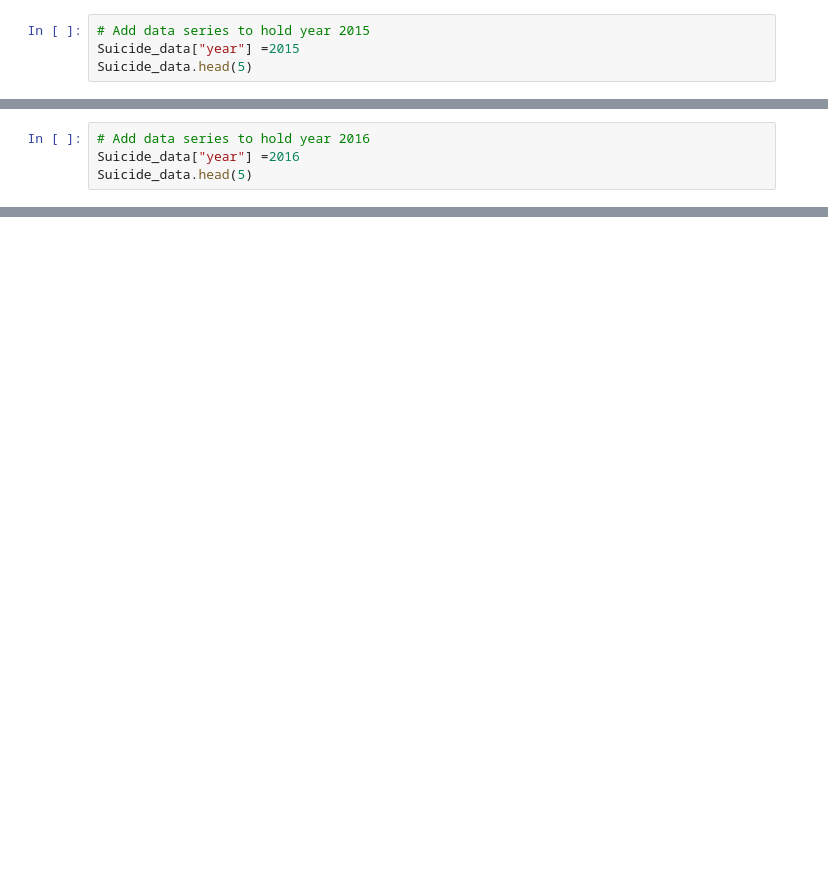
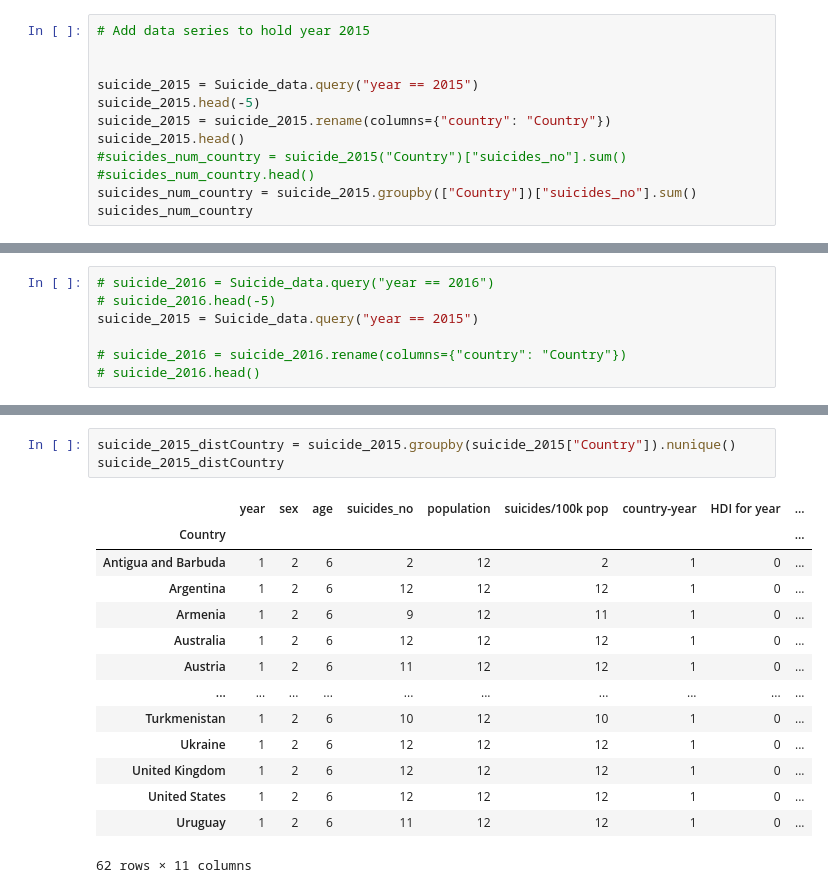
Before and after one commit to rashmirekha27/Team_suicide_squad, a Jupyter notebook: Team_suicide.ipynb, the cells around one changed output, grey strips where cells are left out. Drawn from its saved outputs; the diff is of its cells as text; blank space fills up the shorter version.

```diff
--- a/Team_suicide.ipynb
+++ b/Team_suicide.ipynb
@@ -19,5 +49,13 @@ Suicide_data.head(5)
 # %%
 # Add data series to hold year 2015
-Suicide_data["year"] =2015
-Suicide_data.head(5)
+
+
+suicide_2015 = Suicide_data.query("year == 2015")
+suicide_2015.head(-5)
+suicide_2015 = suicide_2015.rename(columns={"country": "Country"})
+suicide_2015.head()
+#suicides_num_country = suicide_2015("Country")["suicides_no"].sum()
+#suicides_num_country.head()
+suicides_num_country = suicide_2015.groupby(["Country"])["suicides_no"].sum()
+suicides_num_country
 # %% [output]
@@ -30,4 +74,0 @@ Suicide_data.head(5)
-# %%
-# Add data series to hold year 2016
-Suicide_data["year"] =2016
-Suicide_data.head(5)
@@ -40,0 +122,7 @@ Suicide_data.head(5)
+# %%
+# suicide_2016 = Suicide_data.query("year == 2016")
+# suicide_2016.head(-5)
+suicide_2015 = Suicide_data.query("year == 2015")
+
+# suicide_2016 = suicide_2016.rename(columns={"country": "Country"})
+# suicide_2016.head()
@@ -40,0 +136,18 @@ Suicide_data.head(5)
+# %%
+suicide_2015_distCountry = suicide_2015.groupby(suicide_2015["Country"]).nunique()
+suicide_2015_distCountry
+# %% [output]
+|  | year | sex | age | suicides_no | population | suicides/100k pop | country-year | HDI for year | ... |
+| Country |  |  |  |  |  |  |  |  | ... |
+| Antigua and Barbuda | 1 | 2 | 6 | 2 | 12 | 2 | 1 | 0 | ... |
+| Argentina | 1 | 2 | 6 | 12 | 12 | 12 | 1 | 0 | ... |
+| Armenia | 1 | 2 | 6 | 9 | 12 | 11 | 1 | 0 | ... |
+| Australia | 1 | 2 | 6 | 12 | 12 | 12 | 1 | 0 | ... |
+| Austria | 1 | 2 | 6 | 11 | 12 | 12 | 1 | 0 | ... |
+| ... | ... | ... | ... | ... | ... | ... | ... | ... | ... |
+| Turkmenistan | 1 | 2 | 6 | 10 | 12 | 10 | 1 | 0 | ... |
+| Ukraine | 1 | 2 | 6 | 12 | 12 | 12 | 1 | 0 | ... |
+| United Kingdom | 1 | 2 | 6 | 12 | 12 | 12 | 1 | 0 | ... |
+| United States | 1 | 2 | 6 | 12 | 12 | 12 | 1 | 0 | ... |
+| Uruguay | 1 | 2 | 6 | 11 | 12 | 12 | 1 | 0 | ... |
+62 rows × 11 columns
```
Also changed, not shown: parts of 14 cells of this notebook.
